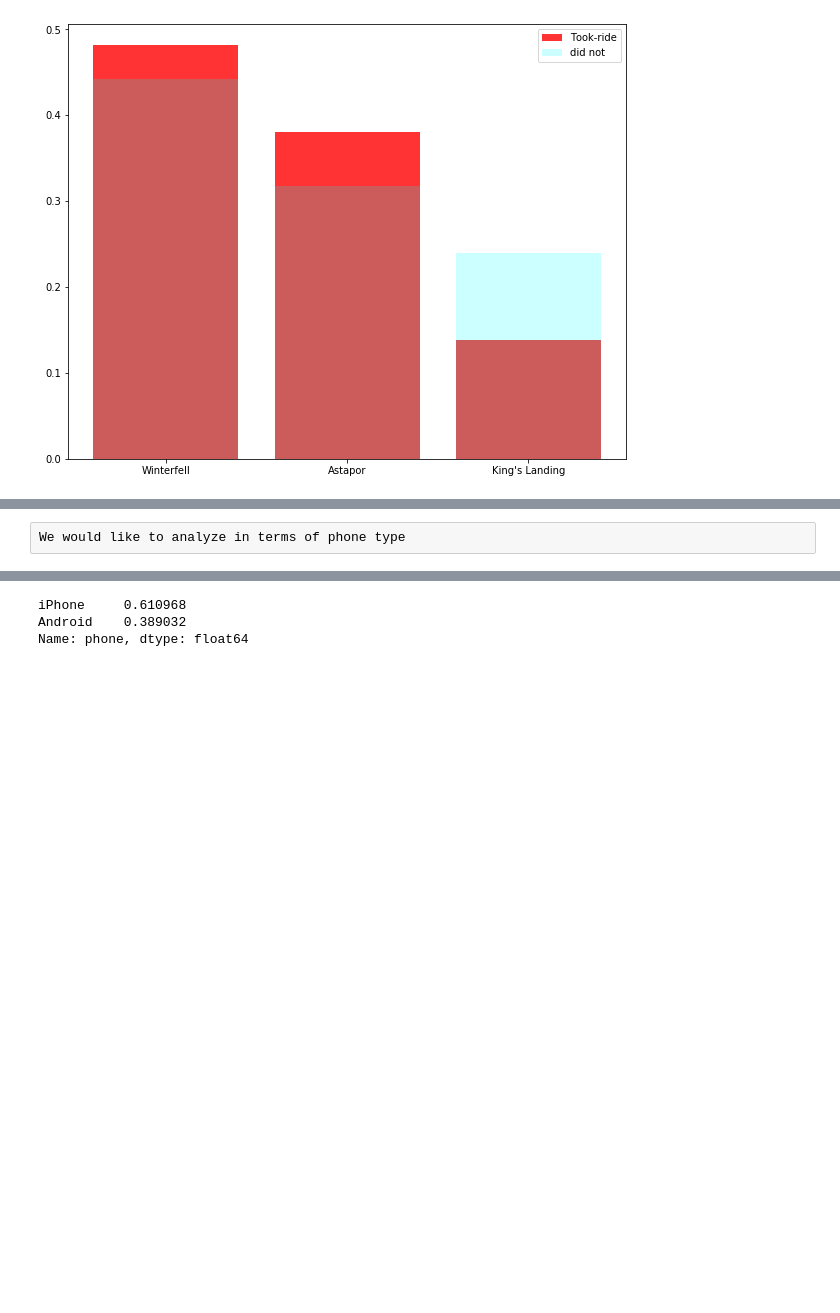
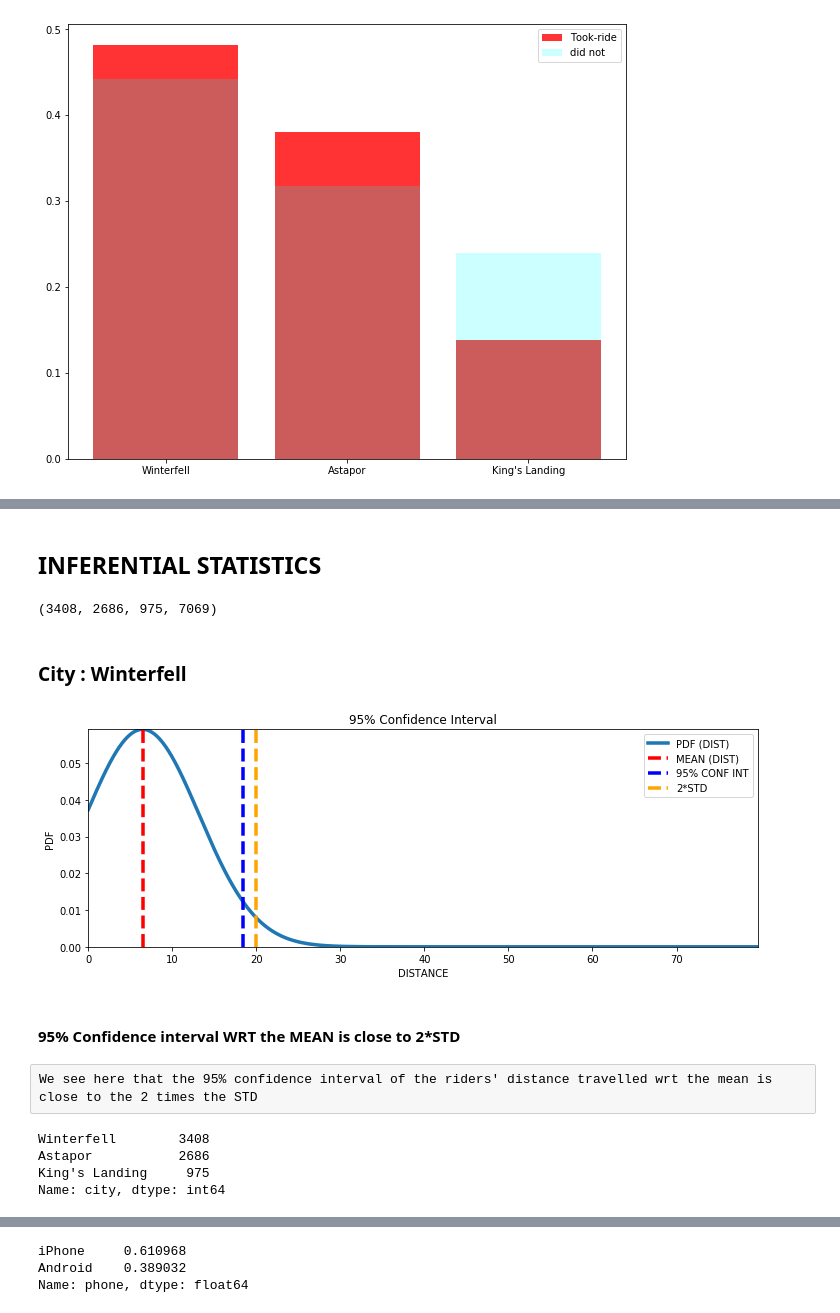
Before and after one commit to dsdata2000/springboard, a Jupyter notebook: take-home-predictive-modeling-g.ipynb, the cells around one changed output, grey strips where cells are left out. Saved outputs shown, nothing was run; the diff lists cells and outputs as text; code cells hidden in the pictures; blank space fills up the shorter version.

```diff
--- a/take-home-predictive-modeling-g.ipynb
+++ b/take-home-predictive-modeling-g.ipynb
@@ -162,2 +143,2 @@ after signup, however King's Landing case is different
-# %% [raw]
-We would like to analyze in terms of phone type
+# %% [markdown]
+## INFERENTIAL STATISTICS
@@ -163,0 +148,37 @@ We would like to analyze in terms of phone type
+# %%
+df11_c1 = df11[ df11['city'] == "Winterfell"]
+df11_c2 = df11[ df11['city'] == "Astapor"]
+df11_c3 = df11[ df11['city']=="King's Landing"]
+len(df11_c1), len(df11_c2), len(df11_c3),  len(df11_c1)+len(df11_c2)+len(df11_c3)
+# %% [output]
+(3408, 2686, 975, 7069)
+# %% [markdown]
+### City : Winterfell
+# %%
+dist = np.sort(df11_c1['avg_dist'])
+dist_pdf = norm.pdf(dist, loc=np.mean(dist), scale=np.std(dist))
+dist_cdf = norm.cdf(dist, loc=np.mean(dist), scale=np.std(dist))
+plt.figure(figsize=(12,4))
+plt.plot(dist, dist_pdf, label='PDF (DIST)',linewidth=3.5)
+plt.axvline(np.mean(dist), linestyle='--', color='red', label='MEAN (DIST)', linewidth=3.5)
+plt.axvline(np.percentile(dist, [95]), linestyle='--', color='blue', label='95% CONF INT',linewidth=3.5)
+plt.axvline(np.mean(dist)+2*np.std(dist), linestyle='--', color='orange', label='2*STD',linewidth=3.5)
+plt.autoscale(enable=True, tight=True)
+plt.legend()
+plt.title('95% Confidence Interval')
+plt.xlabel('DISTANCE')
+plt.ylabel('PDF')
+plt.show()
+# %% [output]
+[figure, added]
+# %% [markdown]
+#### 95% Confidence interval WRT the MEAN is close to 2*STD
+# %% [raw]
+We see here that the 95% confidence interval of the riders' distance travelled wrt the mean is close to the 2 times the STD
+# %%
+df11["city"].value_counts()
+# %% [output]
+Winterfell        3408
+Astapor           2686
+King's Landing     975
+Name: city, dtype: int64
```
Also changed, not shown: parts of 32 cells of this notebook.
